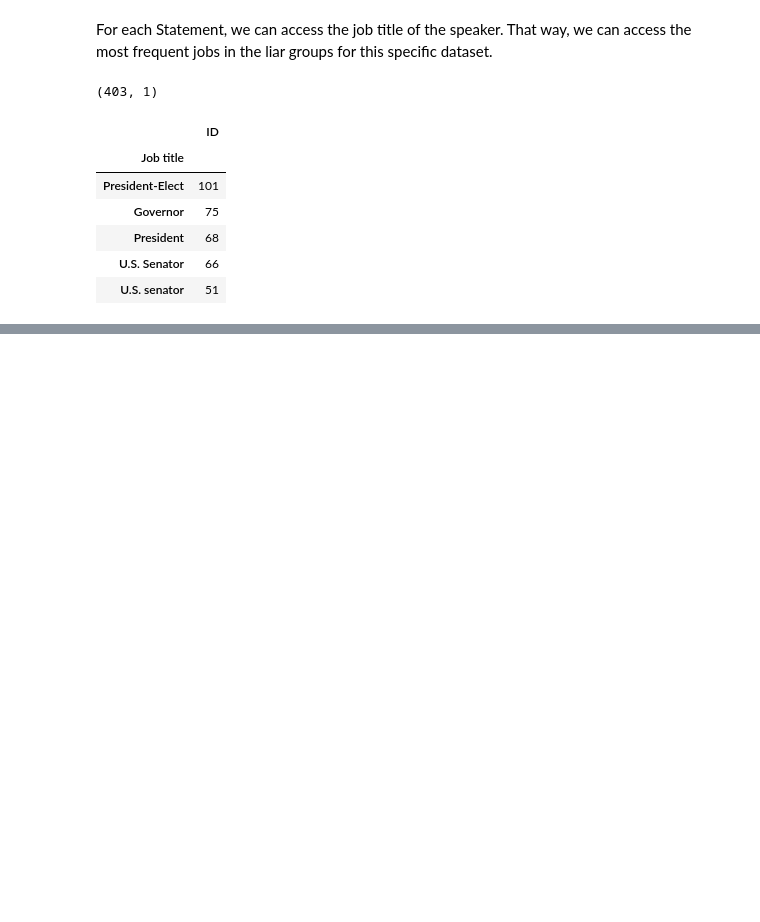
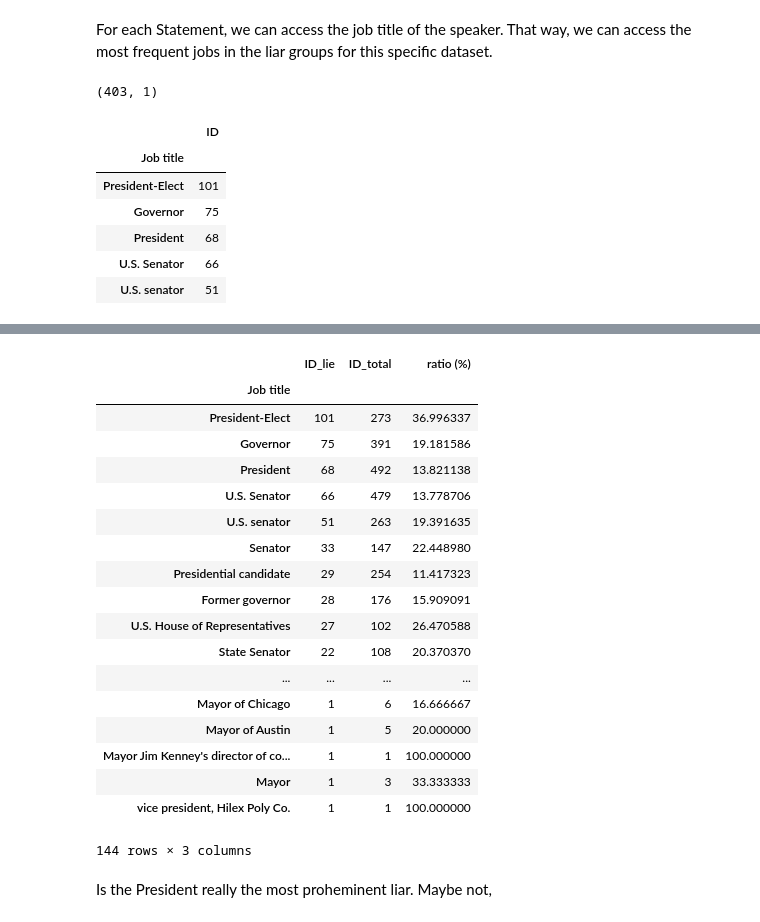
Before and after one commit to nicolasFontbonne/ADA-FakeNews, a Jupyter notebook: main_analysis.ipynb, the cells around one changed output, grey strips where cells are left out. Drawn from its saved outputs; the diff is of its cells as text; code cells hidden in the pictures; blank space fills up the shorter version.

```diff
--- a/main_analysis.ipynb
+++ b/main_analysis.ipynb
@@ -89,0 +155,26 @@ job_lie.head()
+# %%
+politics_regex = re.compile(r'\b(mayor|president|council|house|candidate|political|assembly|republican|governor|senator)[s]*\b' ,re.I)
+politics_liar_sets = jobs_lie[jobs_lie.index.str.contains(politics_regex, regex=True) == True]
+politics_liar_sets
+# %% [output]
+|  | ID_lie | ID_total | ratio (%) |
+| Job title |  |  |  |
+| President-Elect | 101 | 273 | 36.996337 |
+| Governor | 75 | 391 | 19.181586 |
+| President | 68 | 492 | 13.821138 |
+| U.S. Senator | 66 | 479 | 13.778706 |
+| U.S. senator | 51 | 263 | 19.391635 |
+| Senator | 33 | 147 | 22.448980 |
+| Presidential candidate | 29 | 254 | 11.417323 |
+| Former governor | 28 | 176 | 15.909091 |
+| U.S. House of Representatives | 27 | 102 | 26.470588 |
+| State Senator | 22 | 108 | 20.370370 |
+| ... | ... | ... | ... |
+| Mayor of Chicago | 1 | 6 | 16.666667 |
+| Mayor of Austin | 1 | 5 | 20.000000 |
+| Mayor Jim Kenney's director of co... | 1 | 1 | 100.000000 |
+| Mayor | 1 | 3 | 33.333333 |
+| vice president, Hilex Poly Co. | 1 | 1 | 100.000000 |
+144 rows × 3 columns
+# %% [markdown]
+Is the President really the most proheminent liar. Maybe not,
```
Also changed, not shown: parts of 18 cells of this notebook.
